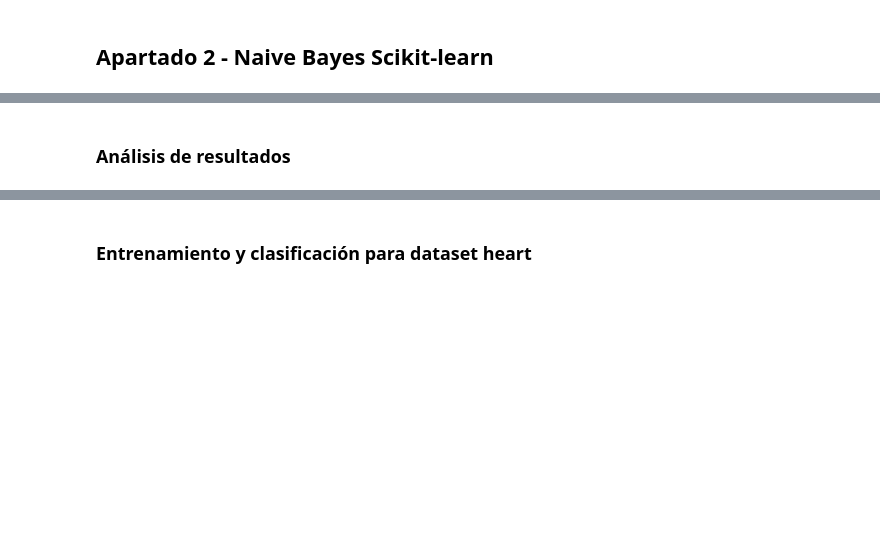
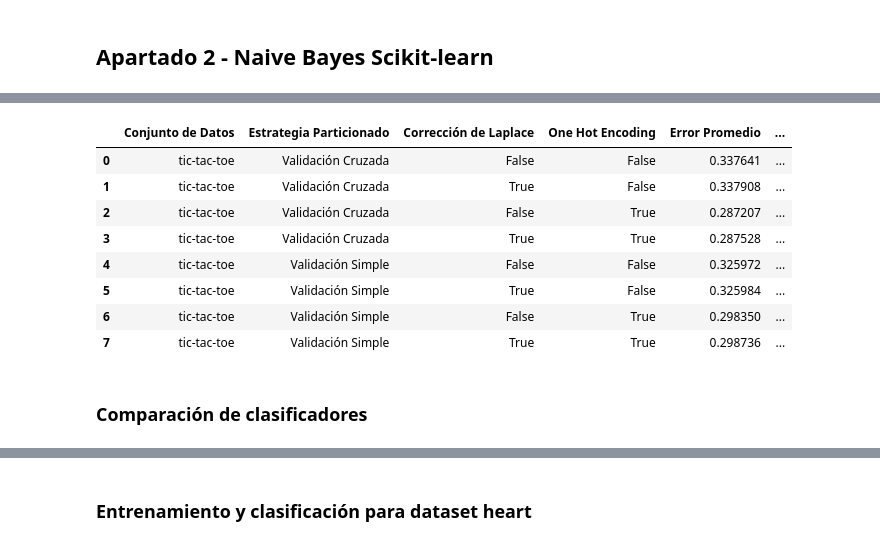
Before and after one commit to CarlosCRG19/fundamentos-de-aprendizaje-automatico, a Jupyter notebook: MemoriaPractica1.ipynb, the cells around one changed output, grey strips where cells are left out. Saved outputs shown, nothing was run; the diff lists cells and outputs as text; code cells hidden in the pictures; blank space fills up the shorter version.

```diff
--- a/MemoriaPractica1.ipynb
+++ b/MemoriaPractica1.ipynb
@@ -249,2 +254,15 @@ print_resultados("Validación con CategoricalNB con oneHotEncoder", tic_tac_toe_
+# %%
+resultados_tic_tac_toe_multinomial_nb = validacion_naive_bayes_scikit("tic-tac-toe", MultinomialNB)
+resultados_tic_tac_toe_multinomial_nb
+# %% [output]
+|  | Conjunto de Datos | Estrategia Particionado | Corrección de Laplace | One Hot Encoding | Error Promedio | ... |
+| 0 | tic-tac-toe | Validación Cruzada | False | False | 0.337641 | ... |
+| 1 | tic-tac-toe | Validación Cruzada | True | False | 0.337908 | ... |
+| 2 | tic-tac-toe | Validación Cruzada | False | True | 0.287207 | ... |
+| 3 | tic-tac-toe | Validación Cruzada | True | True | 0.287528 | ... |
+| 4 | tic-tac-toe | Validación Simple | False | False | 0.325972 | ... |
+| 5 | tic-tac-toe | Validación Simple | True | False | 0.325984 | ... |
+| 6 | tic-tac-toe | Validación Simple | False | True | 0.298350 | ... |
+| 7 | tic-tac-toe | Validación Simple | True | True | 0.298736 | ... |
 # %% [markdown]
-### Análisis de resultados
+### Comparación de clasificadores
```
Also changed, not shown: parts of 66 cells of this notebook, 1 other file.
